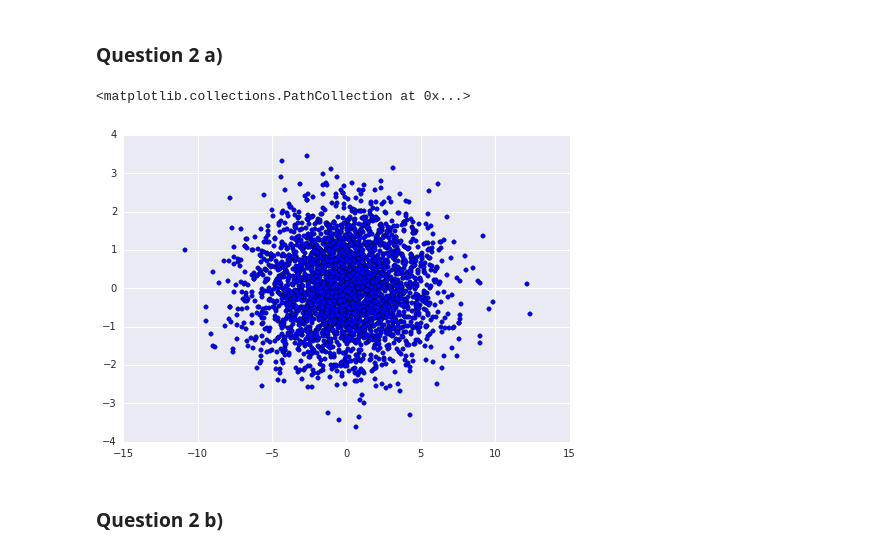
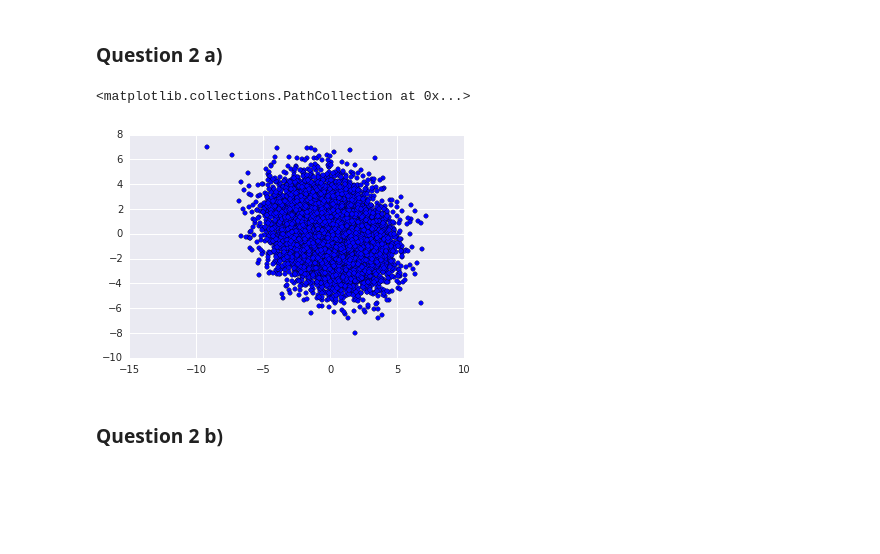
Before and after one commit to saurabh3949/MachineLearning-CSE250B, a Jupyter notebook: Homework3/src/Homework 3.ipynb, the cells around one changed output. Cells and saved outputs as stored; diff of their text form; code cells hidden in the pictures; blank space fills up the shorter version.

```diff
--- a/Homework3/src/Homework 3.ipynb
+++ b/Homework3/src/Homework 3.ipynb
@@ -55,12 +55,12 @@ def read(digits, dataset="training", path="."):
 ### Question 2 a)
 # %%
 mean = [0,0]
-cov = [[9,0], [0,1]]
-points = np.random.multivariate_normal(mean, cov, 3000)
+cov = [[4,-1], [-1,4]]
+points = np.random.multivariate_normal(mean, cov, 10000)
 sns.plt.scatter(points[:,0], points[:,1])
 # %% [output]
 <matplotlib.collections.PathCollection at 0x...>
-[figure, old version]
+[figure, new version]
 # %% [markdown]
 ### Question 2 b)
 # %%
```
Also changed, not shown: parts of 10 cells of this notebook, 1 other file.
